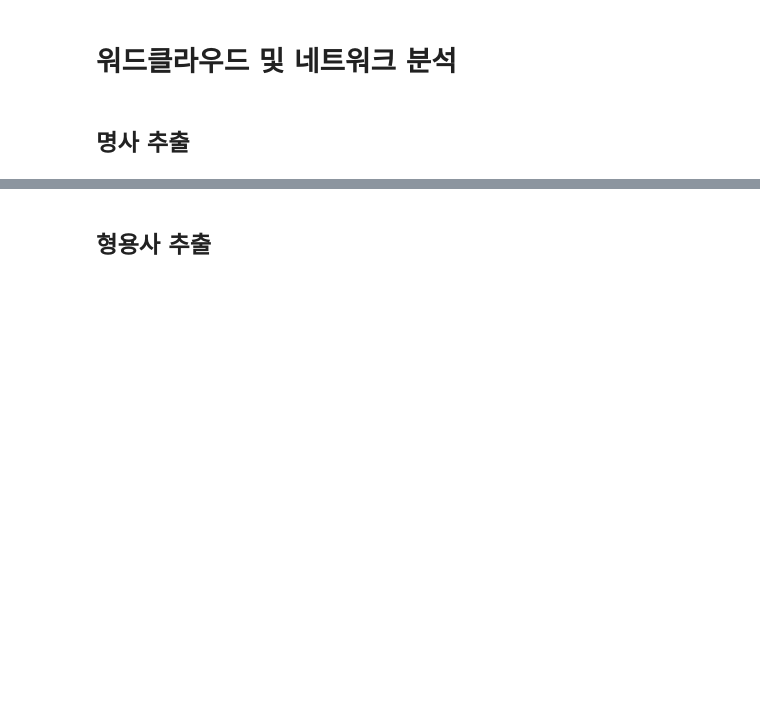
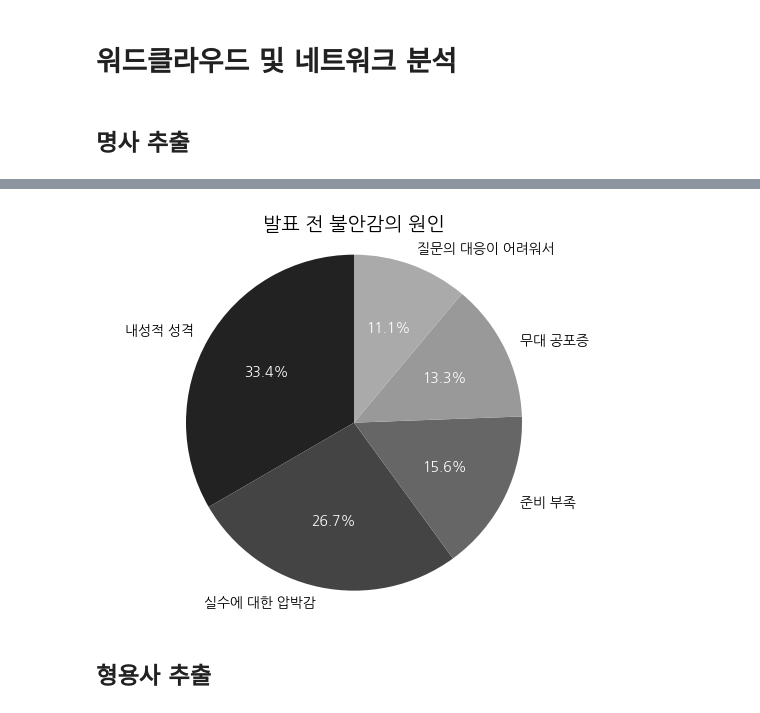
Before and after one commit to OnyX0000/Presentation-Agent, a Jupyter notebook: code/JK/news_crawling.ipynb, the cells around one changed output, grey strips where cells are left out. Saved outputs shown, nothing was run; the diff lists cells and outputs as text; code cells hidden in the pictures; blank space fills up the shorter version.

```diff
--- a/code/JK/news_crawling.ipynb
+++ b/code/JK/news_crawling.ipynb
@@ -252,3 +281,33 @@ main(csv_file)
+# %%
+import matplotlib.pyplot as plt
+
+# 데이터 준비
+labels = ['내성적 성격', '실수에 대한 압박감', '준비 부족', '무대 공포증', '질문의 대응이 어려워서']
+sizes = [31.3, 25.0, 14.6, 12.5, 10.4]
+colors = ['#222222', '#444444', '#666666', '#999999', '#AAAAAA']
+
+# 파이차트 그리기
+fig, ax = plt.subplots()
+
+# 파이차트 + 퍼센트 레이블 변수로 받기
+wedges, texts, autotexts = ax.pie(
+    sizes,
+    labels=labels,
+    autopct='%1.1f%%',
+    startangle=90,
+    colors=colors
+)
+
+# 퍼센트 글자색 흰색으로 설정
+for autotext in autotexts:
+    autotext.set_color('white')
+
+ax.axis('equal')  # 원형 유지
+plt.title('발표 전 불안감의 원인', fontsize=14)
+
+plt.show()
+# %% [output]
+[figure, added]
 # %% [markdown]
 ## 형용사 추출
 # %%
```
Also changed, not shown: parts of 2 cells of this notebook, 13 other files.
